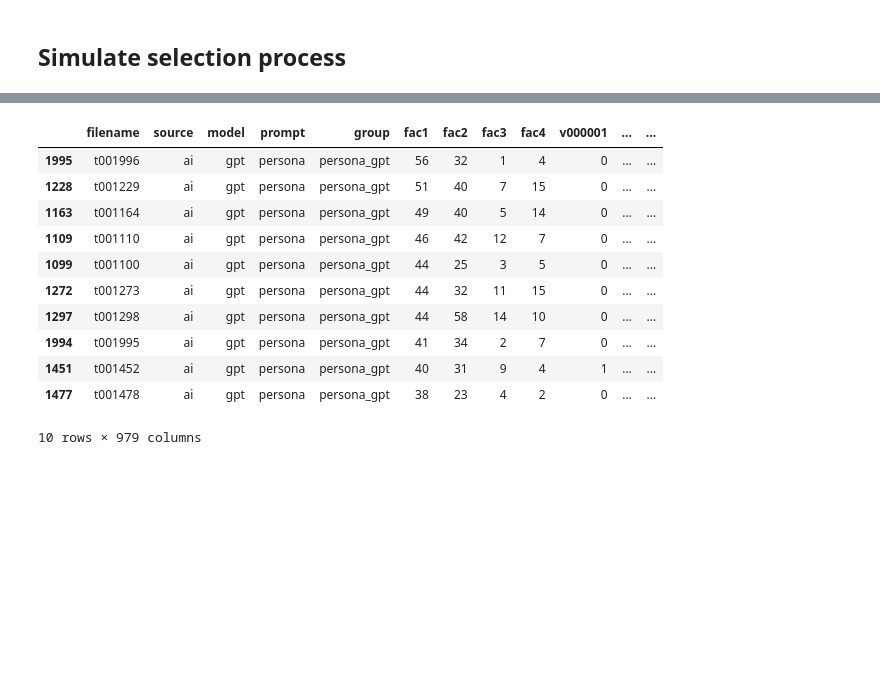
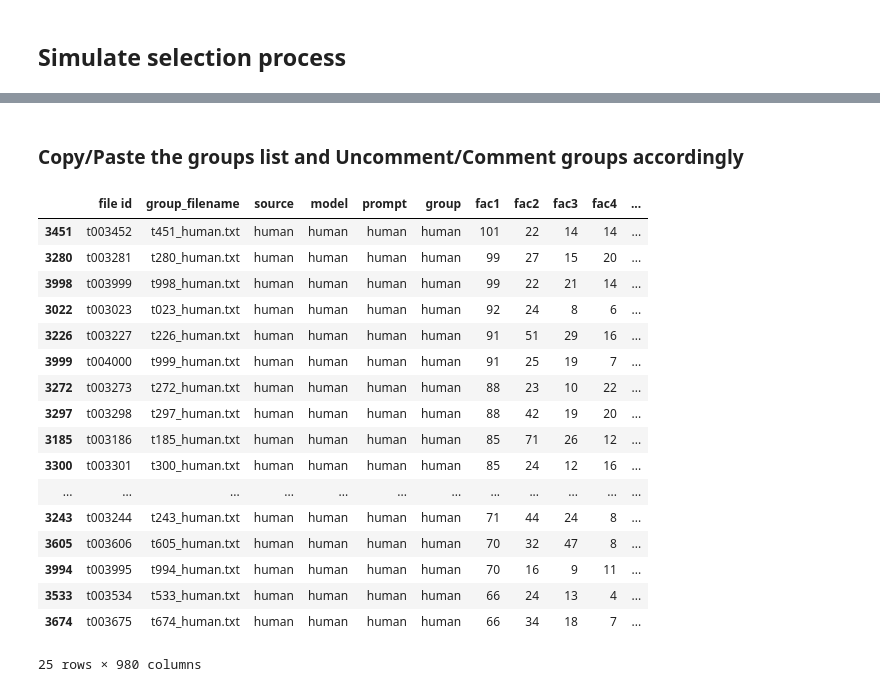
Before and after one commit to laelgelc/cl_st2_arianne, a Jupyter notebook: cl_st2_ph2_arianne/cl_st2_ph2_arianne_examples_simulation.ipynb, the cells around one changed output, grey strips where cells are left out. Cells and saved outputs as stored; diff of their text form; code cells hidden in the pictures; blank space fills up the shorter version.

```diff
--- a/cl_st2_ph2_arianne/cl_st2_ph2_arianne_examples_simulation.ipynb
+++ b/cl_st2_ph2_arianne/cl_st2_ph2_arianne_examples_simulation.ipynb
@@ -175,15 +190,30 @@ scores_file_ids_df.loc[scores_file_ids_df["group"].eq("human")].nlargest(20, "fa
-# %%
-scores_file_ids_df.loc[scores_file_ids_df["group"].eq("persona_gpt")].nlargest(10, "fac1")
-# %% [output]
-|  | filename | source | model | prompt | group | fac1 | fac2 | fac3 | fac4 | v000001 | ... | ... |
-| 1995 | t001996 | ai | gpt | persona | persona_gpt | 56 | 32 | 1 | 4 | 0 | ... | ... |
-| 1228 | t001229 | ai | gpt | persona | persona_gpt | 51 | 40 | 7 | 15 | 0 | ... | ... |
-| 1163 | t001164 | ai | gpt | persona | persona_gpt | 49 | 40 | 5 | 14 | 0 | ... | ... |
-| 1109 | t001110 | ai | gpt | persona | persona_gpt | 46 | 42 | 12 | 7 | 0 | ... | ... |
-| 1099 | t001100 | ai | gpt | persona | persona_gpt | 44 | 25 | 3 | 5 | 0 | ... | ... |
-| 1272 | t001273 | ai | gpt | persona | persona_gpt | 44 | 32 | 11 | 15 | 0 | ... | ... |
-| 1297 | t001298 | ai | gpt | persona | persona_gpt | 44 | 58 | 14 | 10 | 0 | ... | ... |
-| 1994 | t001995 | ai | gpt | persona | persona_gpt | 41 | 34 | 2 | 7 | 0 | ... | ... |
-| 1451 | t001452 | ai | gpt | persona | persona_gpt | 40 | 31 | 9 | 4 | 1 | ... | ... |
-| 1477 | t001478 | ai | gpt | persona | persona_gpt | 38 | 23 | 4 | 2 | 0 | ... | ... |
-10 rows × 979 columns
+# %% [markdown]
+### Copy/Paste the groups list and Uncomment/Comment groups accordingly
+# %%
+GROUP = 'human'
+#GROUP = 'persona_gpt'
+#GROUP = 'persona_grok'
+#GROUP = 'persona_gemini'
+
+N_EXAMPLES = 25 # Define the number of examples to select
+
+scores_file_ids_df.loc[scores_file_ids_df["group"].eq(GROUP)].nlargest(N_EXAMPLES, FACTOR)
+# %% [output]
+|  | file id | group_filename | source | model | prompt | group | fac1 | fac2 | fac3 | fac4 | ... |
+| 3451 | t003452 | t451_human.txt | human | human | human | human | 101 | 22 | 14 | 14 | ... |
+| 3280 | t003281 | t280_human.txt | human | human | human | human | 99 | 27 | 15 | 20 | ... |
+| 3998 | t003999 | t998_human.txt | human | human | human | human | 99 | 22 | 21 | 14 | ... |
+| 3022 | t003023 | t023_human.txt | human | human | human | human | 92 | 24 | 8 | 6 | ... |
+| 3226 | t003227 | t226_human.txt | human | human | human | human | 91 | 51 | 29 | 16 | ... |
+| 3999 | t004000 | t999_human.txt | human | human | human | human | 91 | 25 | 19 | 7 | ... |
+| 3272 | t003273 | t272_human.txt | human | human | human | human | 88 | 23 | 10 | 22 | ... |
+| 3297 | t003298 | t297_human.txt | human | human | human | human | 88 | 42 | 19 | 20 | ... |
+| 3185 | t003186 | t185_human.txt | human | human | human | human | 85 | 71 | 26 | 12 | ... |
+| 3300 | t003301 | t300_human.txt | human | human | human | human | 85 | 24 | 12 | 16 | ... |
+| ... | ... | ... | ... | ... | ... | ... | ... | ... | ... | ... | ... |
+| 3243 | t003244 | t243_human.txt | human | human | human | human | 71 | 44 | 24 | 8 | ... |
+| 3605 | t003606 | t605_human.txt | human | human | human | human | 70 | 32 | 47 | 8 | ... |
+| 3994 | t003995 | t994_human.txt | human | human | human | human | 70 | 16 | 9 | 11 | ... |
+| 3533 | t003534 | t533_human.txt | human | human | human | human | 66 | 24 | 13 | 4 | ... |
+| 3674 | t003675 | t674_human.txt | human | human | human | human | 66 | 34 | 18 | 7 | ... |
+25 rows × 980 columns
```
Also changed, not shown: parts of 5 cells of this notebook.
